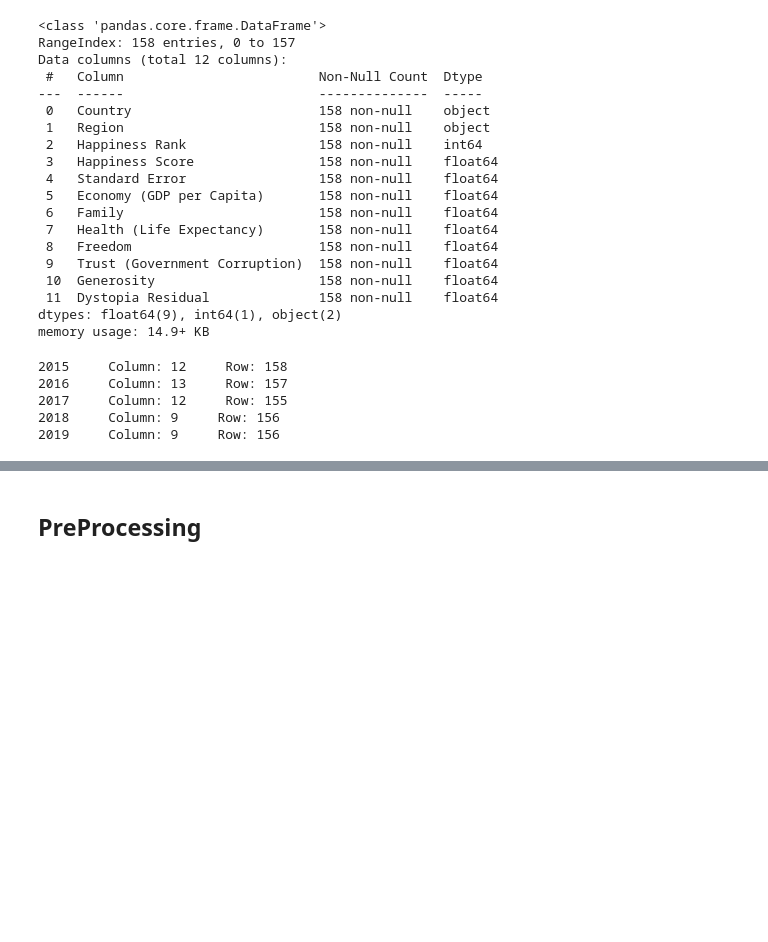
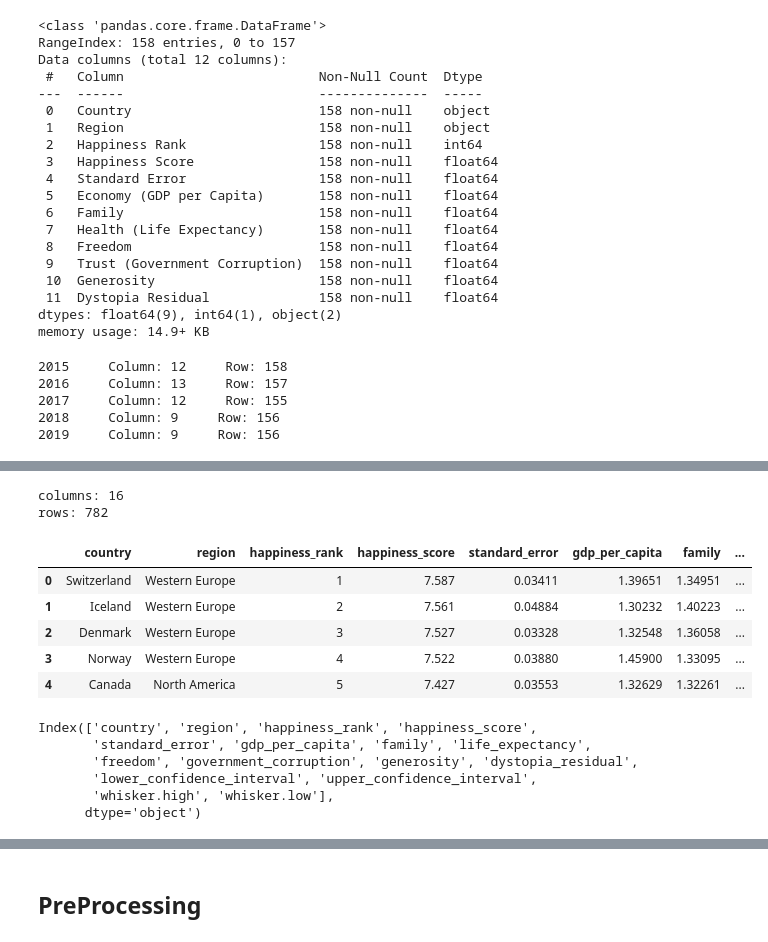
Before and after one commit to Fatemenamdar20/world-happiness-report, a Jupyter notebook: WHR_2015_2019.ipynb, the cells around one changed output, grey strips where cells are left out. Saved outputs shown, nothing was run; the diff lists cells and outputs as text; code cells hidden in the pictures; blank space fills up the shorter version.

```diff
--- a/WHR_2015_2019.ipynb
+++ b/WHR_2015_2019.ipynb
@@ -142,2 +124,23 @@ column_maps = {
+# %%
+print(f"columns: {df.shape[1]}\nrows: {df.shape[0]}")
+# %% [output]
+columns: 16
+rows: 782
+# %%
+df.head()
+# %% [output]
+|  | country | region | happiness_rank | happiness_score | standard_error | gdp_per_capita | family | ... |
+| 0 | Switzerland | Western Europe | 1 | 7.587 | 0.03411 | 1.39651 | 1.34951 | ... |
+| 1 | Iceland | Western Europe | 2 | 7.561 | 0.04884 | 1.30232 | 1.40223 | ... |
+| 2 | Denmark | Western Europe | 3 | 7.527 | 0.03328 | 1.32548 | 1.36058 | ... |
+| 3 | Norway | Western Europe | 4 | 7.522 | 0.03880 | 1.45900 | 1.33095 | ... |
+| 4 | Canada | North America | 5 | 7.427 | 0.03553 | 1.32629 | 1.32261 | ... |
 # %%
-# sns.pairplot(final_df, hue="RegionId")
+df.columns
+# %% [output]
+Index(['country', 'region', 'happiness_rank', 'happiness_score',
+       'standard_error', 'gdp_per_capita', 'family', 'life_expectancy',
+       'freedom', 'government_corruption', 'generosity', 'dystopia_residual',
+       'lower_confidence_interval', 'upper_confidence_interval',
+       'whisker.high', 'whisker.low'],
+      dtype='object')
```
Also changed, not shown: parts of 8 cells of this notebook.
